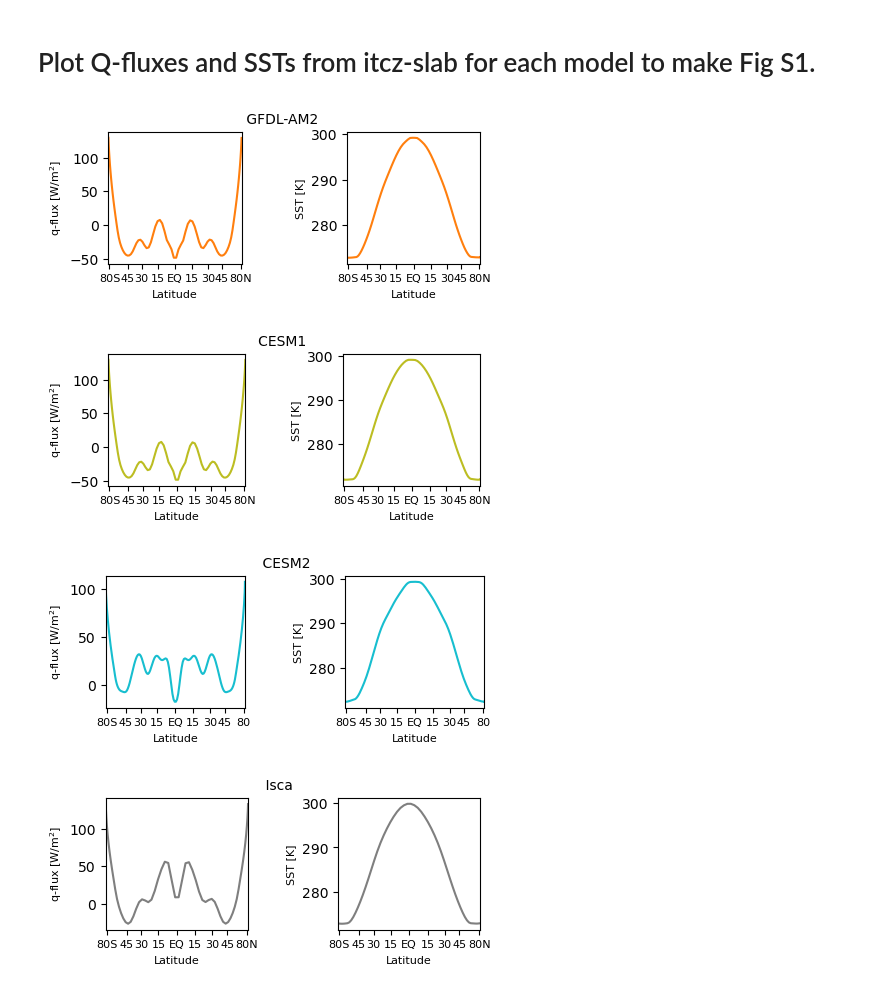
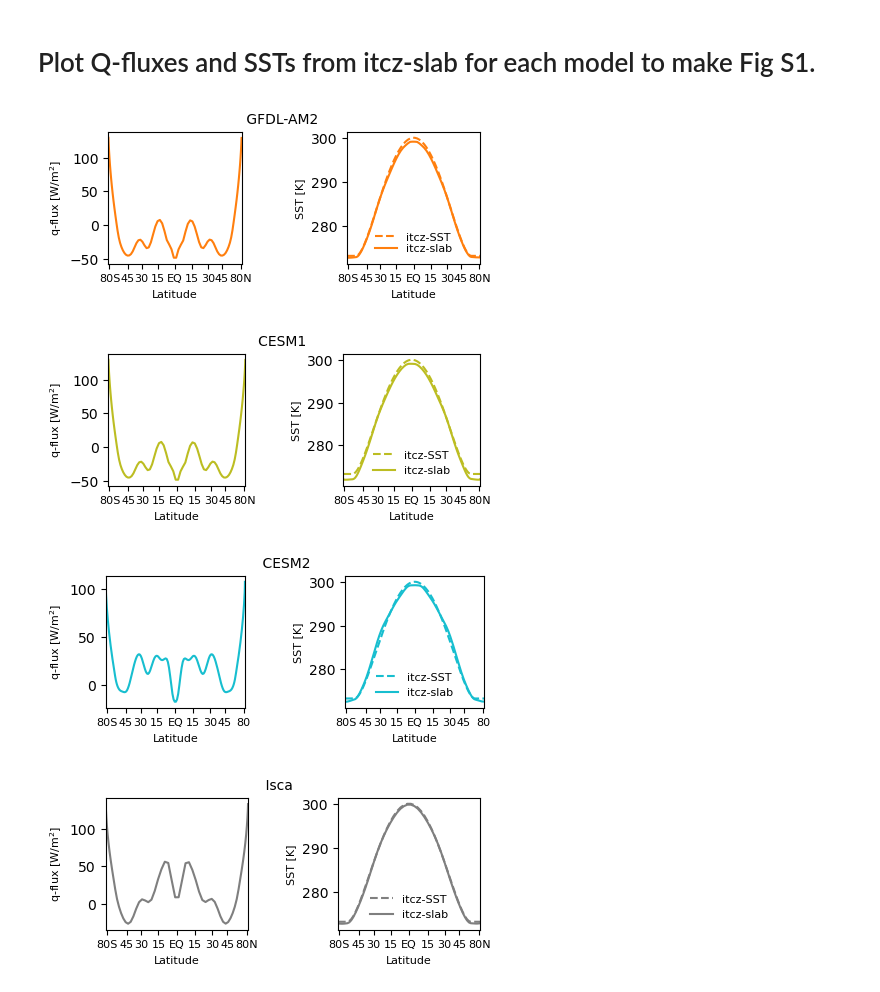
Before and after one commit to apendergrass/width-itcz-mip, a Jupyter notebook: plot-SST-F.ipynb, the cells around one changed output. Cells and saved outputs as stored; diff of their text form; code cells hidden in the pictures.

Commit message:
added line for the CTL sst to fig S1 panels for comparison to itcz-slab

```diff
--- a/plot-SST-F.ipynb
+++ b/plot-SST-F.ipynb
@@ -210,6 +210,8 @@ for model in [thismodel]: #model_list:
 
 model = thismodel
 ctl_data = data[model][exp_plot_ctl]
+# %%
+sst_data = data[model]["itcz-SST"]
 # %%
     data_ctl = ctl_data
 
@@ -290,8 +292,8 @@ ctl_data = data[model][exp_plot_ctl]
         unit_name = data_ctl[variable].units
 
 
-
-    ax2.plot(sin_lat, data_ctl[variable].values[lat_ind] * unit_conv, label=data_ctl.case)
+    ax2.plot(sin_lat, sst_data[variable].values[lat_ind] * unit_conv, label=sst_data.case, linestyle="dashed", color=colors[thismodel])
+    ax2.plot(sin_lat, data_ctl[variable].values[lat_ind] * unit_conv, label=data_ctl.case, color=colors[thismodel])
 
     ax2.set_xlim(np.sin(np.deg2rad([-plot_xlim, plot_xlim])))
     ax2.set_xticks(np.sin(np.deg2rad(plot_xticks)))
@@ -308,7 +310,7 @@ ctl_data = data[model][exp_plot_ctl]
     #axes[0].set_ylabel("Precipitation [mm day$^{-1}$]",fontsize=8)
 
     axes[0].legend(fontsize=8, frameon=False)
-    axes[1].legend().set_visible(False)
+    #axes[1].legend().set_visible(False)
     axes[0].legend().set_visible(False)
 
 
@@ -344,7 +346,7 @@ ctl_data = data[model][exp_plot_ctl]
 
     plt.savefig(os.path.join(fig_dir, "gfdl-qflux.eps"))
 # %% [output]
-[figure, old version]
+[figure, new version]
 # %%
 model_list = ["GFDL-AM2", "CESM1", "CESM2", "Isca"]
 
@@ -363,6 +365,8 @@ for model in [thismodel]: #model_list:
 
 model = thismodel
 ctl_data = data[model][exp_plot_ctl]
+# %%
+sst_data = data[model]["itcz-SST"]
 # %%
 ds2 = xr.open_dataset("./data/CESM1/ctl-slab-qflux.nc")
 # %%
@@ -406,6 +410,7 @@ ds3 = xr.open_dataset("./data/CESM1/ctl-slab-sst.nc")
     unit_name = "W/m2"
 
     #for data in data_pert:
+
     ax1.plot(np.sin(np.deg2rad(ds2.lat)), ds2[variable].mean("lon").mean("time"), label=data_ctl.case
     )
     ax1.set_ylabel(variable + " [" + unit_name + "]",fontsize=8)
@@ -433,7 +438,10 @@ ds3 = xr.open_dataset("./data/CESM1/ctl-slab-sst.nc")
     lat_ind = np.abs(data_ctl.lat.values) <= plot_xlim + 2
     sin_lat = np.sin(np.deg2rad(data_ctl.lat.values[lat_ind]))
 
-    ax2.plot(sin_lat, data_ctl[variable].values[lat_ind] * unit_conv, label=data_ctl.case)
+
+    ax2.plot(sin_lat, sst_data[variable].values[lat_ind] * unit_conv, label=sst_data.case, linestyle="dashed", color=colors[thismodel])
+
+    ax2.plot(sin_lat, data_ctl[variable].values[lat_ind] * unit_conv, label=data_ctl.case, color=colors[thismodel])
 
     ax2.set_xlim(np.sin(np.deg2rad([-plot_xlim, plot_xlim])))
     ax2.set_xticks(np.sin(np.deg2rad(plot_xticks)))
@@ -458,34 +466,35 @@ ds3 = xr.open_dataset("./data/CESM1/ctl-slab-sst.nc")
 
 
     #plt.tight_layout(rect=(0, 0, 1, 0.95))
 
     #return ax_list
     axes = ax_list
 
     #axes[0].set_ylabel("Precipitation [mm day$^{-1}$]",fontsize=8)
 
     for ax in axes[:]:
         for line in ax.lines:
             lab = line.get_label()
             if lab in A_labels:
                 line.set_color(colors[model])
 
     axes[0].legend(fontsize=8, frameon=False)
     axes[0].legend().set_visible(False)
+    axes[1].legend(fontsize=8, frameon=False)
 
 
     axes[0].set_ylabel("q-flux [W/m$^2$]",fontsize=8)
 
     axes[1].set_ylabel("SST [K]",fontsize=8)
 
 
 
     plt.tight_layout()
 
 
     plt.savefig(os.path.join(fig_dir, "cesm1-qflux.eps"))
 # %% [output]
-[figure, old version]
+[figure, new version]
 # %%
 ds2 = xr.open_dataset("data/CESM2/qflux-uniform.nc")
 # %%
@@ -616,7 +627,8 @@ if var_plot is None:
     lat_ind = np.abs(data_ctl.lat.values) <= plot_xlim + 2
     sin_lat = np.sin(np.deg2rad(data_ctl.lat.values[lat_ind]))
 
-    ax2.plot(sin_lat, data_ctl[variable].values[lat_ind] * unit_conv, label=data_ctl.case)
+    ax2.plot(sin_lat, sst_data[variable].values[lat_ind] * unit_conv, label=sst_data.case, color=colors[thismodel], linestyle="dashed")
+    ax2.plot(sin_lat, data_ctl[variable].values[lat_ind] * unit_conv, label=data_ctl.case, color=colors[thismodel])
 
     ax2.set_xlim(np.sin(np.deg2rad([-plot_xlim, plot_xlim])))
     ax2.set_xticks(np.sin(np.deg2rad(plot_xticks)))
@@ -659,6 +671,7 @@ if var_plot is None:
     axes[0].legend(fontsize=8, frameon=False)
     axes[0].legend().set_visible(False)
 
+    axes[1].legend(fontsize=8, frameon=False)
 
     axes[0].set_ylabel("q-flux [W/m$^2$]",fontsize=8)
 
@@ -678,7 +691,7 @@ if var_plot is None:
 
     plt.savefig(os.path.join(fig_dir, "cesm2-qflux.eps"))
 # %% [output]
-[figure, old version]
+[figure, new version]
 # %%
 model_list = ["GFDL-AM2", "CESM1", "CESM2", "Isca"]
 
@@ -782,9 +797,8 @@ ds5 = xr.open_dataset("data/Isca/itcz_mip_q_flux.nc")
     if unit_name == "":
         unit_name = data_ctl[variable].units
 
-
-
-    ax2.plot(sin_lat, data_ctl[variable].values[lat_ind] * unit_conv, label=data_ctl.case)
+    ax2.plot(sin_lat, sst_data[variable].values[lat_ind] * unit_conv, label=sst_data.case,color=colors[thismodel],linestyle="dashed")
+    ax2.plot(sin_lat, data_ctl[variable].values[lat_ind] * unit_conv, label=data_ctl.case,color=colors[thismodel])
 
     ax2.set_xlim(np.sin(np.deg2rad([-plot_xlim, plot_xlim])))
     ax2.set_xticks(np.sin(np.deg2rad(plot_xticks)))
@@ -801,8 +815,8 @@ ds5 = xr.open_dataset("data/Isca/itcz_mip_q_flux.nc")
     #axes[0].set_ylabel("Precipitation [mm day$^{-1}$]",fontsize=8)
 
     axes[0].legend(fontsize=8, frameon=False)
-    axes[1].legend().set_visible(False)
     axes[0].legend().set_visible(False)
+    axes[1].legend(fontsize=8, frameon=False)
 
 
     plt.tight_layout()
@@ -837,4 +851,4 @@ ds5 = xr.open_dataset("data/Isca/itcz_mip_q_flux.nc")
 
     plt.savefig(os.path.join(fig_dir, "isca-qflux.eps"))
 # %% [output]
-[figure, old version]
+[figure, new version]
```
Also changed, not shown: parts of 2 cells of this notebook, 4 other files.
